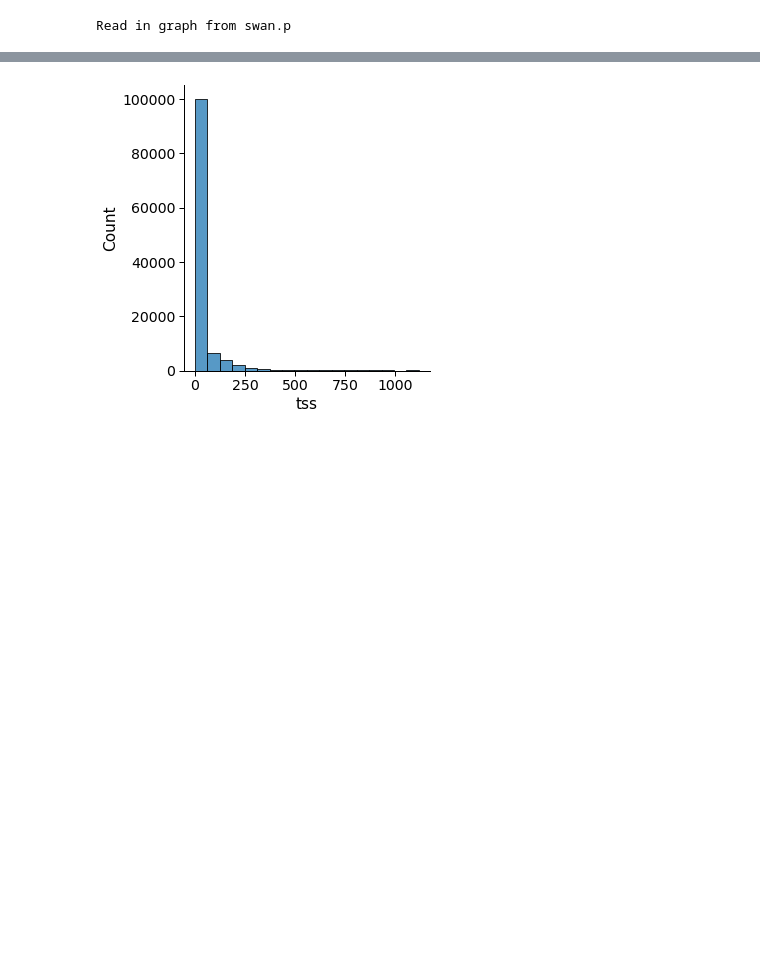
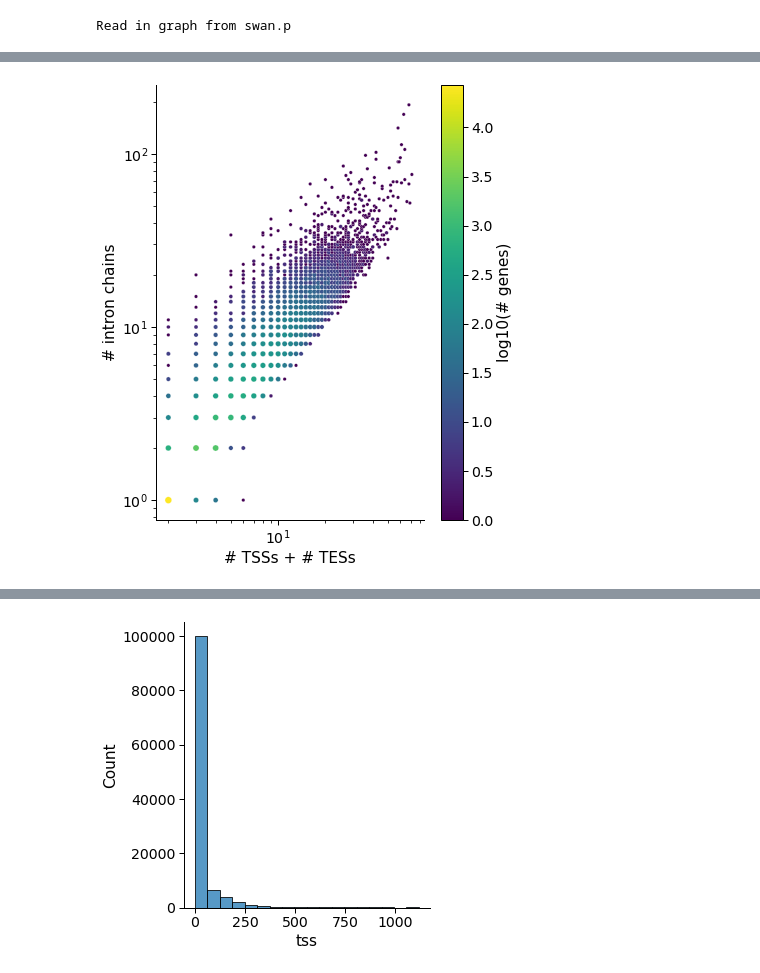
Before and after one commit to fairliereese/rnawg, a Jupyter notebook: lr_bulk/swan/characterize_reference.ipynb, the cells around one changed output, grey strips where cells are left out. Drawn from its saved outputs; the diff is of its cells as text; code cells hidden in the pictures; blank space fills up the shorter version.

```diff
--- a/lr_bulk/swan/characterize_reference.ipynb
+++ b/lr_bulk/swan/characterize_reference.ipynb
@@ -28,0 +77,35 @@ Read in graph from swan.p
+# %%
+# plot # tss / tes vs ic, color by # genes
+counts['tss_tes'] = counts.tss+counts.tes
+counts.head()
+
+# calculate how many genes have n tss+tes and n ics
+temp = counts[['tss_tes', 'intron_chain', 'gid']].groupby(['tss_tes', 'intron_chain']).count().reset_index()
+temp.rename({'gid': 'n_genes'}, inplace=True, axis=1)
+temp['log10_n_genes'] = np.log10(temp.n_genes)
+
+# plot the figure
+sns.set_context('paper', font_scale=1.6)
+plt.figure(figsize=(6,8))
+
+# ax = sns.scatterplot(data=temp, x='tss_tes', y='intron_chain', hue='n_genes', size='n_genes', palette='viridis')
+ax = sns.scatterplot(data=temp, x='tss_tes', y='intron_chain', hue='log10_n_genes', size='log10_n_genes', palette='viridis')
+
+norm = plt.Normalize(temp['log10_n_genes'].min(), temp['log10_n_genes'].max())
+sm = plt.cm.ScalarMappable(cmap='viridis', norm=norm)
+sm.set_array([])
+
+# Remove the legend and add a colorbar
+ax.get_legend().remove()
+cb = ax.figure.colorbar(sm)
+cb.set_label('log10(# genes)')
+
+ax.spines['right'].set_visible(False)
+ax.spines['top'].set_visible(False)
+
+xlabel = '# TSSs + # TESs'
+ylabel = '# intron chains'
+
+_ = ax.set(xlabel=xlabel, ylabel=ylabel, xscale='log', yscale='log')
+# %% [output]
+[figure, added]
```
Also changed, not shown: parts of 9 cells of this notebook, 2 other files.
